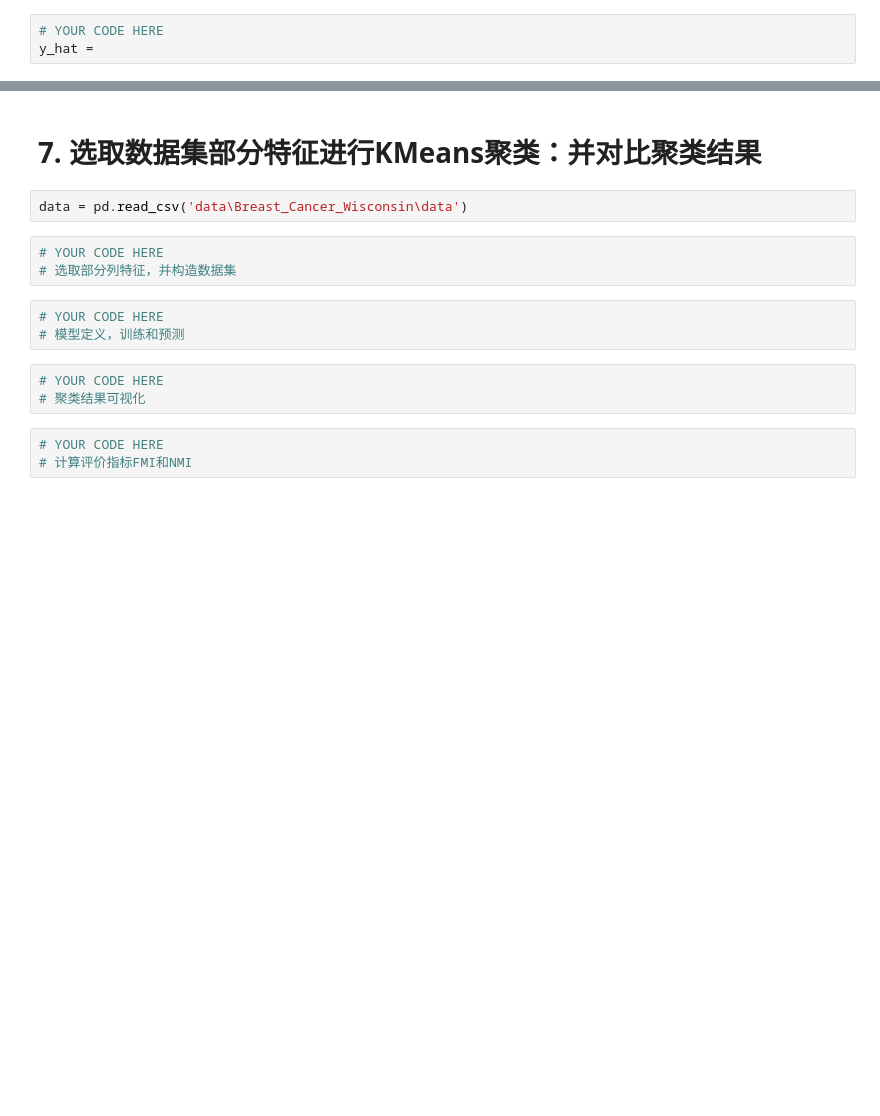
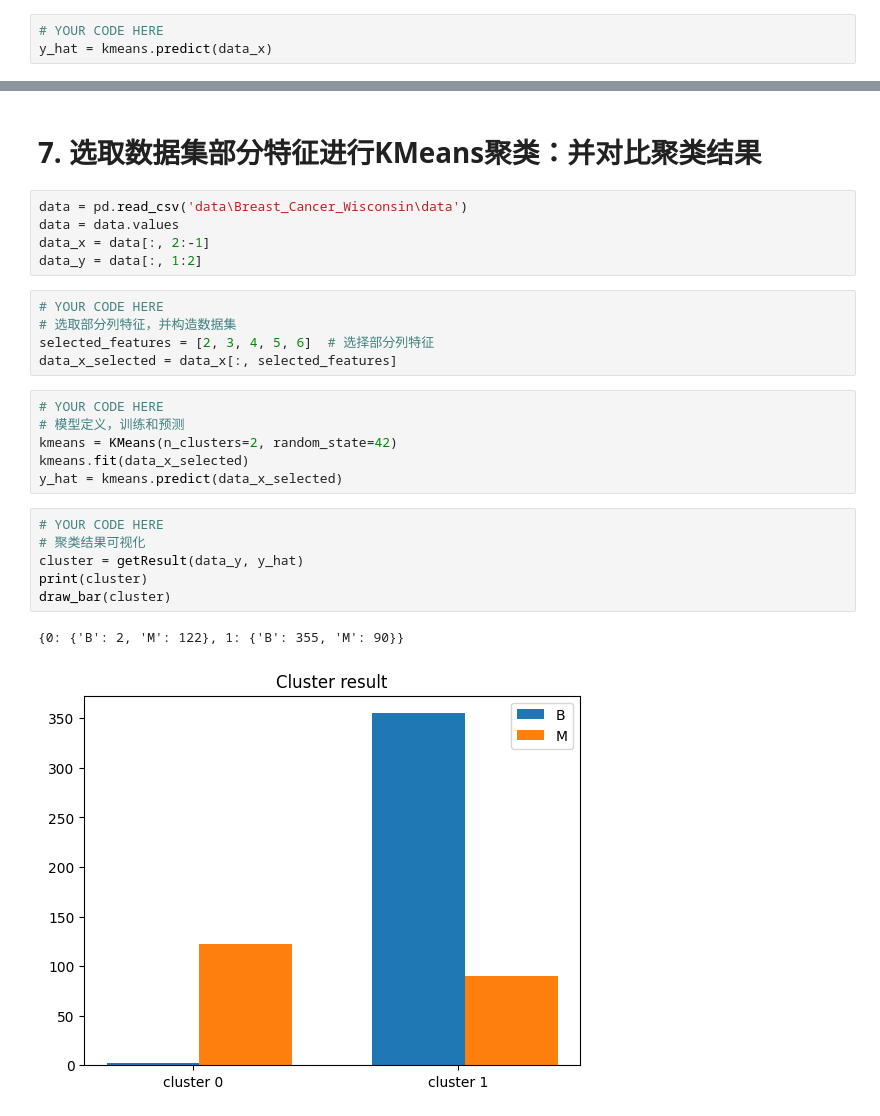
Before and after one commit to microft11/BJTUsbschool, a Jupyter notebook: 机器学习/聚类/2.KMeans聚类.ipynb, the cells around one changed output, grey strips where cells are left out. Drawn from its saved outputs; the diff is of its cells as text; blank space fills up the shorter version.

```diff
--- a/机器学习/聚类/2.KMeans聚类.ipynb
+++ b/机器学习/聚类/2.KMeans聚类.ipynb
@@ -40,7 +44,7 @@ kmeans.
 KMeans模型需要使用predict函数预测类标记
 # %%
 # YOUR CODE HERE
-y_hat =
+y_hat = kmeans.predict(data_x)
 # %% [markdown]
 聚类结果统计
 # %%
@@ -110,15 +122,26 @@ fowlkes_mallows_score(data_y.reshape(-1), kmeans.predict(data_x))
 # 7. 选取数据集部分特征进行KMeans聚类：并对比聚类结果
 # %%
 data = pd.read_csv('data\Breast_Cancer_Wisconsin\data')
+data = data.values
+data_x = data[:, 2:-1]
+data_y = data[:, 1:2]
 # %%
 # YOUR CODE HERE
 # 选取部分列特征，并构造数据集
+selected_features = [2, 3, 4, 5, 6]  # 选择部分列特征
+data_x_selected = data_x[:, selected_features]
 # %%
 # YOUR CODE HERE
 # 模型定义，训练和预测
+kmeans = KMeans(n_clusters=2, random_state=42)
+kmeans.fit(data_x_selected)
+y_hat = kmeans.predict(data_x_selected)
 # %%
 # YOUR CODE HERE
 # 聚类结果可视化
+cluster = getResult(data_y, y_hat)
+print(cluster)
+draw_bar(cluster)
+# %% [output]
+{0: {'B': 2, 'M': 122}, 1: {'B': 355, 'M': 90}}
+[figure, added]
-# %%
-# YOUR CODE HERE
-# 计算评价指标FMI和NMI
```
Also changed, not shown: parts of 7 cells of this notebook, 2 other files.
